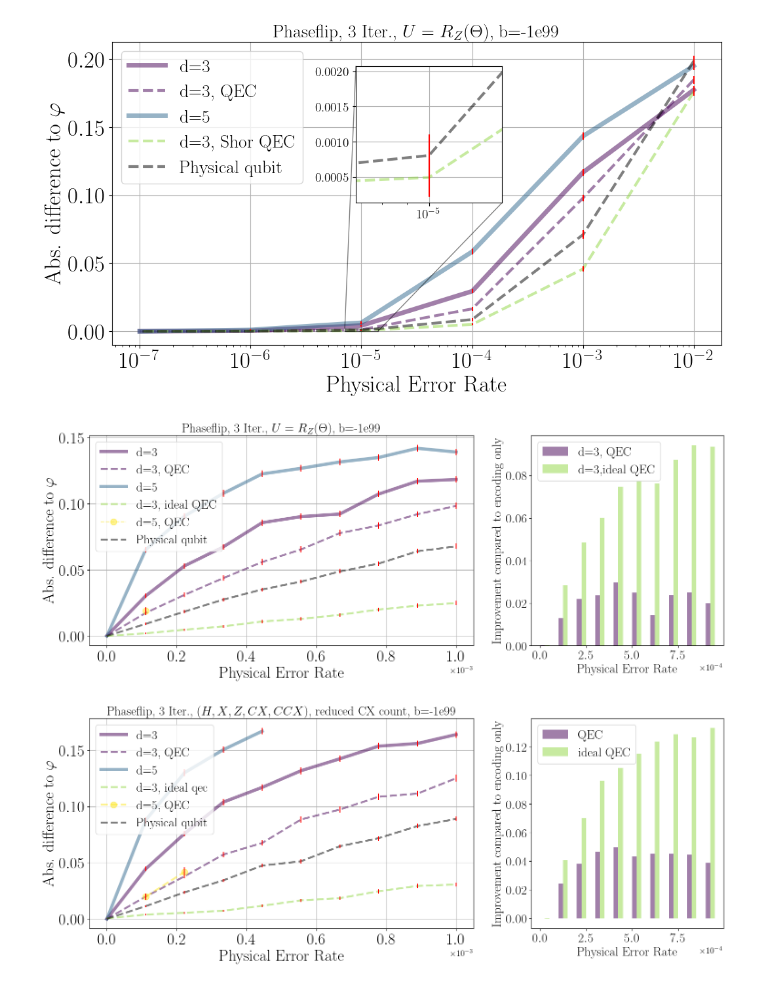
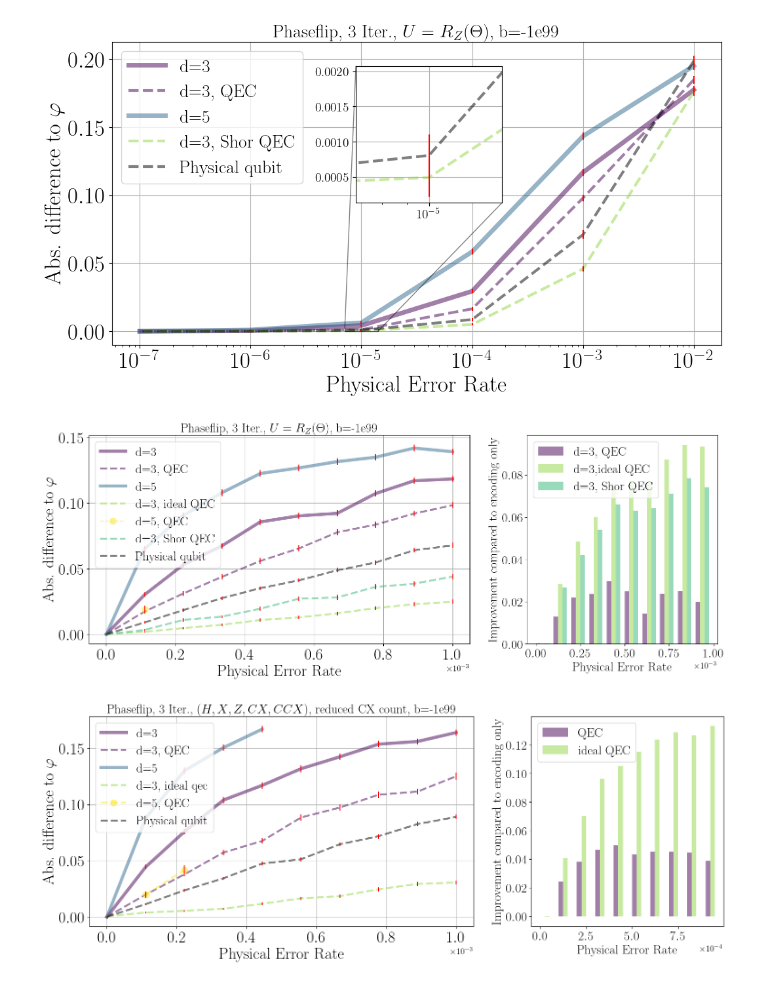
Before and after one commit to RicemanBoy/iqpe, a Jupyter notebook: repcode.ipynb, the cells around one changed output. Saved outputs shown, nothing was run; the diff lists cells and outputs as text; code cells hidden in the pictures.

```diff
--- a/repcode.ipynb
+++ b/repcode.ipynb
@@ -157,7 +157,7 @@ p1, y1, y_qec1, err1, err_qec1 = np.loadtxt("HPC/text/d3_rz_short.txt", delimite
 p2, y2, err2 = np.loadtxt("HPC/text/d5_rz_short_noqec.txt", delimiter = ",")
 p3, y3, y_qec3, err3, err_qec3 = np.loadtxt("HPC/text/d3_rz_short_ideal.txt", delimiter = ",")
 p4, y_qec4, err_qec4 = np.loadtxt("HPC/text/d5_rz_short_qec_0.txt", delimiter = ",")
-# p5, y5, y_qec5, err5, err_qec5 = np.loadtxt("HPC/text/bigsteane_idealqec_lots.txt", delimiter = ",")
+p5, y_qec5, err_qec5 = np.loadtxt("HPC/text/d3_rz_short_shorqec.txt", delimiter = ",")
 p6, y6, err6 = np.loadtxt("HPC/text/physicalq_rz.txt", delimiter =",")
 
 fig, (ax1,ax2) = plt.subplots(1,2,figsize=(18,6), gridspec_kw={"width_ratios": [2, 1]})
@@ -182,8 +182,8 @@ ax1.errorbar(p3, y_qec3, yerr=err_qec3, ecolor="red", linestyle="")
 ax1.plot(p4, y_qec4, label="d=5, QEC", marker = ".", linestyle = "--", markersize = 20, alpha = 0.5, color = colors[6])
 ax1.errorbar(p4, y_qec4, yerr=err_qec4, ecolor="red", linestyle="")
 
-# ax1.plot(p5, y_qec5, label="d=5, ideal QEC", marker = "", linestyle = "--", markersize = 20, alpha = 0.5, color = colors[4], linewidth=3)
-# ax1.errorbar(p5, y_qec5, yerr=err_qec5, ecolor="red", linestyle="")
+ax1.plot(p5, y_qec5, label="d=3, Shor QEC", marker = "", linestyle = "--", markersize = 20, alpha = 0.5, color = colors[4], linewidth=3)
+ax1.errorbar(p5, y_qec5, yerr=err_qec5, ecolor="red", linestyle="")
 
 ax1.plot(p6,y6, label="Physical qubit", marker = "", linestyle = "--", markersize = 20, alpha = 0.5, color = "black", linewidth=3)
 ax1.errorbar(p6, y6, yerr=err6, ecolor="red", linestyle="")
@@ -200,7 +200,7 @@ x_hist = np.asarray(p1)
 
 qec_hist = -(np.asarray(y_qec1) - np.asarray(y1))
 idealqec_hist = -(np.asarray(y_qec3) - np.asarray(y1))
-# ftqec_hist = -(np.asarray(y_qec4) - np.asarray(y1))
+shorqec_hist = -(np.asarray(y_qec5) - np.asarray(y1))
 # ftqec_lots_hist = -(np.asarray(y_qec3) - np.asarray(y1))
 # d5_hist = -(np.asarray(y2) - np.asarray(y1))
 
@@ -211,7 +211,7 @@ bin_width = bins[1] - bins[0]
 # Calculate weighted histogram values
 qec_counts, _ = np.histogram(x_hist, bins=bins, weights=qec_hist)
 idealqec_counts, _ = np.histogram(x_hist, bins=bins, weights=idealqec_hist)
-# ftqec_counts, _ = np.histogram(x_hist, bins=bins, weights=ftqec_hist)
+shorqec_counts, _ = np.histogram(x_hist, bins=bins, weights=shorqec_hist)
 # ftqec_lots_counts, _ = np.histogram(x_hist, bins=bins, weights=ftqec_lots_hist)
 # d5_counts, _ = np.histogram(x_hist, bins=bins, weights=d5_hist)
 
@@ -239,50 +239,50 @@ ax2.bar(
     label="d=3,ideal QEC"
 )
 
-# ax2.bar(
-#     x + 2 * bar_width,
-#     ftqec_counts,
-#     width=bar_width,
-#     align="edge",
-#     alpha=0.5,
-#     color=colors[4],
-#     label="2-FTEC"
-# )
+ax2.bar(
+    x + 2 * bar_width,
+    shorqec_counts,
+    width=bar_width,
+    align="edge",
+    alpha=0.5,
+    color=colors[4],
+    label="d=3, Shor QEC"
+)
 
 # ax2.bar(
 #     x + 3 * bar_width,
 #     ftqec_lots_counts,
 #     width=bar_width,
 #     align="edge",
 #     alpha=0.5,
 #     color=colors[5],
 #     label="2-FTEC (lots)"
 # )
 
 # ax2.bar(
 #     x +  bar_width,
 #     d3_idealqec_counts,
 #     width=bar_width,
 #     align="edge",
 #     alpha=0.5,
 #     color=colors[4],
 #     label="ideal QEC"
 # )
 
 
 ax2.legend(fontsize=20)
 ax2.tick_params(axis='both', which='major', labelsize=20)
 ax2.set_xlabel("Physical Error Rate", fontsize=20)
 ax2.set_ylabel(r"Improvement compared to encoding only", fontsize=20)
 ax1.ticklabel_format(axis="x", style="sci", scilimits=(0, 0)), ax1.xaxis.get_offset_text().set_fontsize(14), ax2.xaxis.get_offset_text().set_fontsize(14)
 ax2.ticklabel_format(axis="x", style="sci", scilimits=(0, 0))
 
 ############################################################################################################################
 #plt.tight_layout()
-# plt.savefig("plot_für_subgroupmeeting2.png", bbox_inches="tight" ,dpi=200)
+# plt.savefig("22.png", bbox_inches="tight" ,dpi=200)
 plt.show()
 # %% [output]
-[figure, old version]
+[figure, new version]
 # %%
 # Phaseflipcode mit bias preserving [H,X,Z,CX,CCX] Gateset, improved mit beamsearch, aka etwa 20% weniger CX!
 shots = 400
```
Also changed, not shown: 7 other files.
